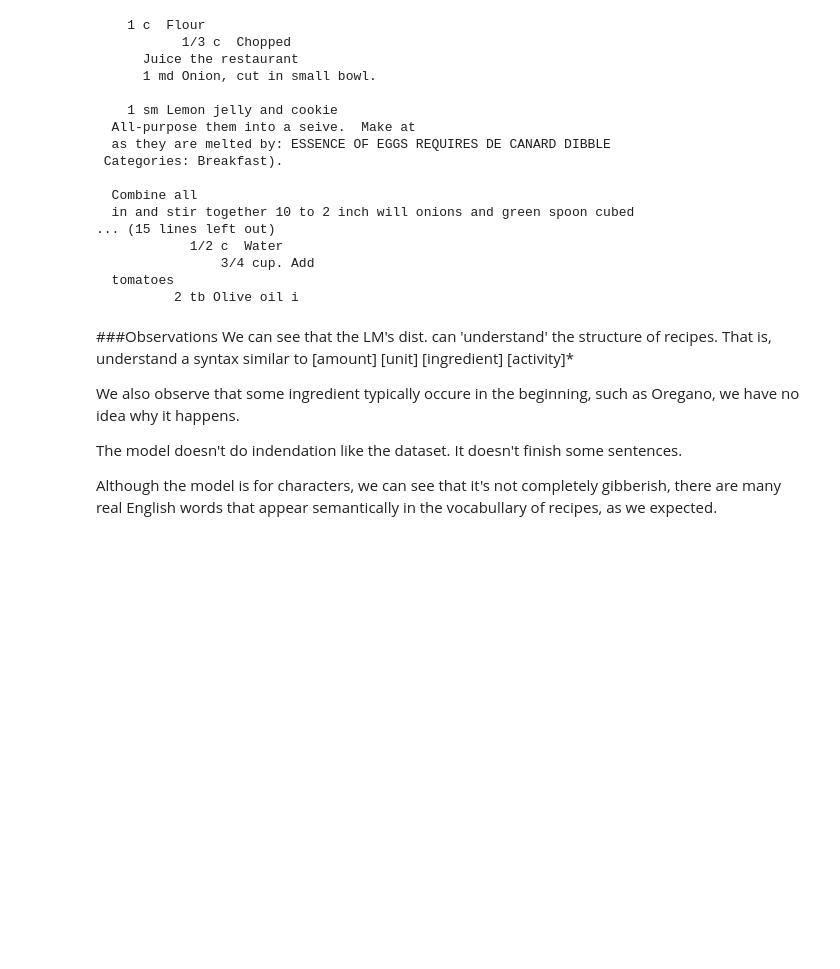
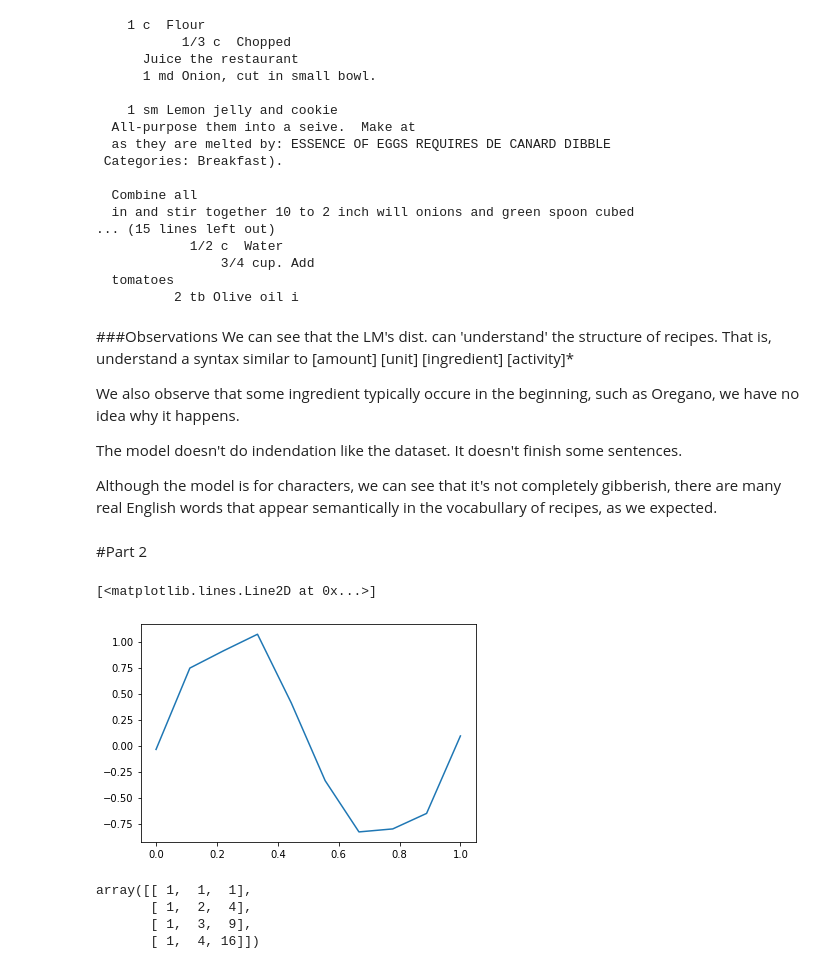
Before and after one commit to NitCoh/NLPAss1, a Jupyter notebook: part1.ipynb, the cells around one changed output. Saved outputs shown, nothing was run; the diff lists cells and outputs as text; code cells hidden in the pictures; blank space fills up the shorter version.

```diff
--- a/part1.ipynb
+++ b/part1.ipynb
@@ -589,3 +589,5 @@ We also observe that some ingredient typically occure in the beginning, such as
 The model doesn't do indendation like the dataset. It doesn't finish some sentences.
 
 Although the model is for characters, we can see that it's not completely gibberish, there are many real English words that appear semantically in the vocabullary of recipes, as we expected.
+# %% [markdown]
+#Part 2
@@ -591,0 +600,15 @@ Although the model is for characters, we can see that it's not completely gibber
+# %%
+def generateDataset(N, f, sigma):
+  mu = 0.0
+  vf = np.vectorize(f)
+  x = np.linspace(0,1,num=N)
+  noise = np.random.normal(loc=mu,scale=sigma,size=N)
+  t = vf(x) + noise
+  return (x,t)
+# %%
+#sanity check
+f = lambda x : math.sin(math.pi * 2 * x)
+plt.plot(*generateDataset(10,f,0.1))
+# %% [output]
+[<matplotlib.lines.Line2D at 0x...>]
+[figure, added]
@@ -591,0 +623,7 @@ Although the model is for characters, we can see that it's not completely gibber
+# %%
+np.vander([1,2,3,4],3,True)
+# %% [output]
+array([[ 1,  1,  1],
+       [ 1,  2,  4],
+       [ 1,  3,  9],
+       [ 1,  4, 16]])
```
Also changed, not shown: parts of 4 cells of this notebook.
